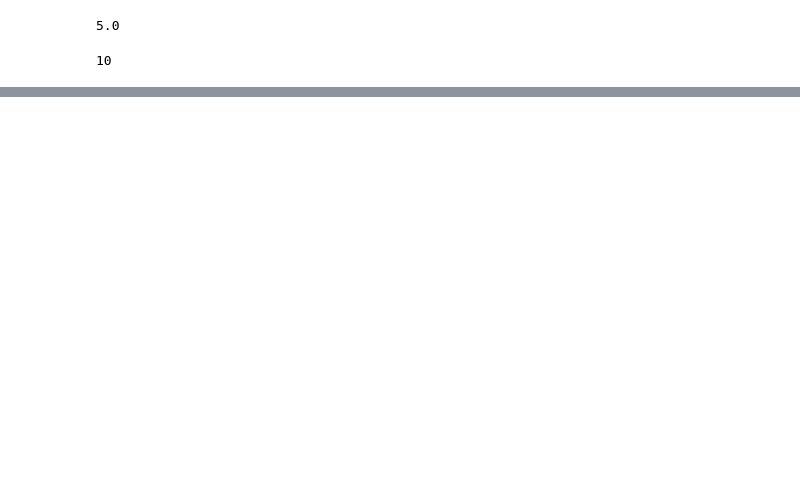
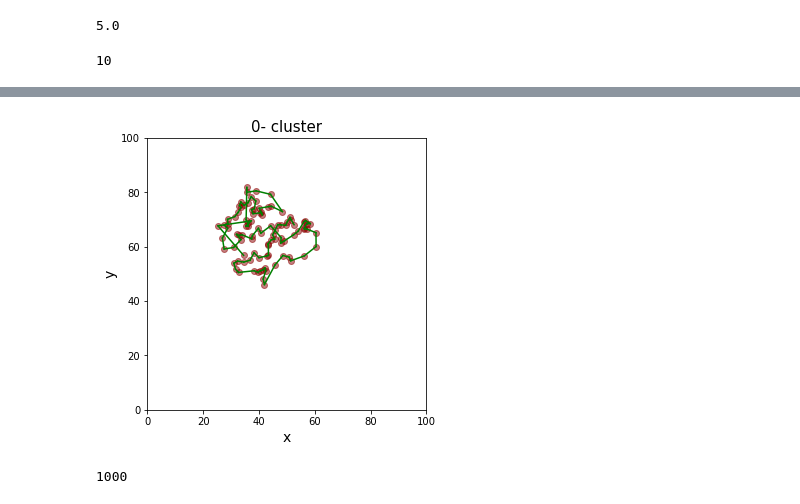
Before and after one commit to sjz1/Artificial_Intelligence, a Jupyter notebook: Artificial Intelligence/clustering+ greedy.ipynb, the cells around one changed output, grey strips where cells are left out. Saved outputs shown, nothing was run; the diff lists cells and outputs as text; code cells hidden in the pictures; blank space fills up the shorter version.

```diff
--- a/Artificial Intelligence/clustering+ greedy.ipynb
+++ b/Artificial Intelligence/clustering+ greedy.ipynb
@@ -901,0 +1055,61 @@ cluster 내부가 이상적이라 가정해도 non optimal
+# %%
+plt.figure(figsize=(5, 5)) #그래프의 크기조절
+
+plt.title("0- cluster", fontsize = 15) #그래프의 제목설정
+plt.xlabel("x", fontsize=14) #x축 라벨설정
+plt.ylabel("y", fontsize=14) #y축 라벨설정
+
+plt.xlim([0,100]) # x축 범위설정
+plt.ylim([0,100]) # y축 범위설정
+
+for m in path_0:
+    plt.scatter(float(cities[m][0]),float(cities[m][1]),alpha=0.5, c="darkred")
+
+
+x = []
+y = []
+
+for i in range (0,len(path_0)):
+    x.append(float(cities[path_0[i]][0]))
+    y.append(float(cities[path_0[i]][1]))
+
+for i in range (0,len(path_0)-1): #(두개씩묶으므로
+    x_el = [x[i],x[i+1]]
+    y_el = [y[i],y[i+1]]
+    plt.plot(x_el,y_el,c="g")
+
+
+
+
+plt.show()  #-> 그래프를 출력
+# %% [output]
+[figure, added]
+# %%
+target_cluster = np_cities
+path =[]
+for number_of_cluster in center_path: #0~10 까지 위의 루트대로
+
+    temp_pos = [i for i, x in enumerate(y_pred) if x == number_of_cluster] #각 cluster의 index 가 저장돤다
+    np_cities = np.array(cities).astype('float64')
+
+    new_cluster  = []
+    for idx in temp_pos:
+        new_cluster.append((np_cities[idx]).astype('float64'))
+
+    #greedy_path(target_cluster, start_node_num, path)
+    #target_cluster = 조사할 cluster
+    #current_node_num = #현재까지 온 마지막 node의 번호
+    #path 지금까지의 경로
+
+
+    start_node_num = temp_pos[0] # 겹치면 어쩌피 0
+    cluster_number = number_of_cluster
+    start_node = kmeans.cluster_centers_[cluster_number]
+
+
+    greedy_path(target_cluster, start_node_num, path,temp_pos)
+
+
+len(path)
+# %% [output]
+1000
```
Also changed, not shown: parts of 63 cells of this notebook.
